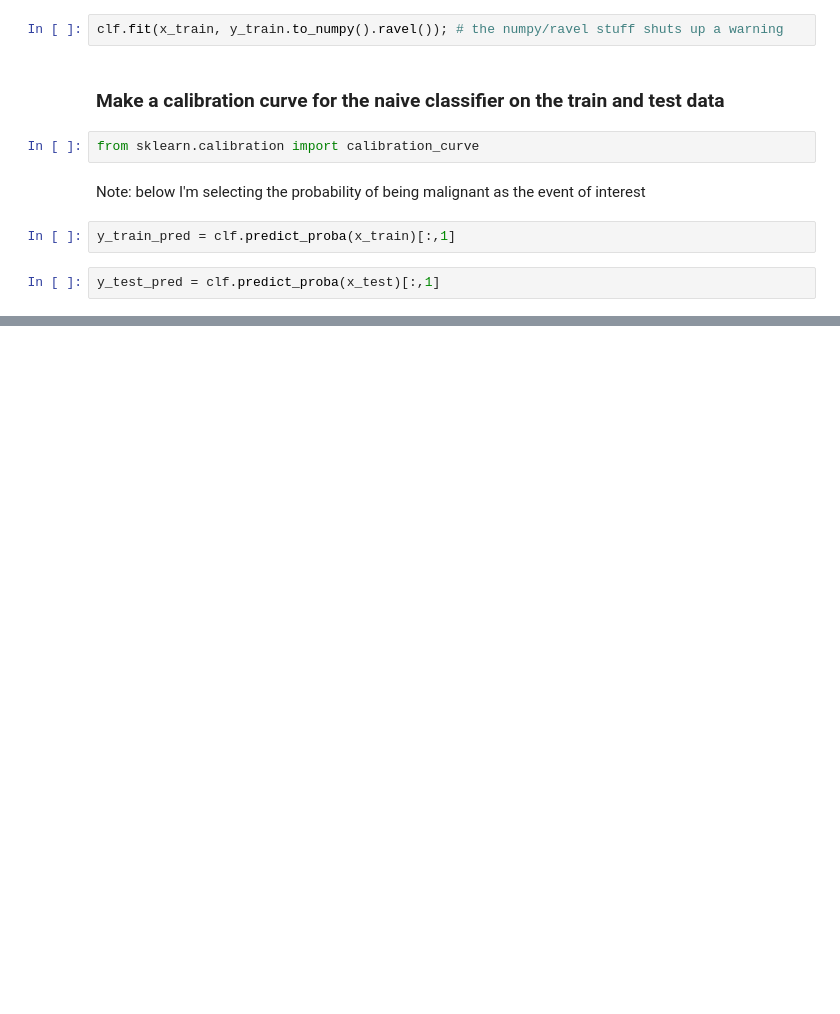
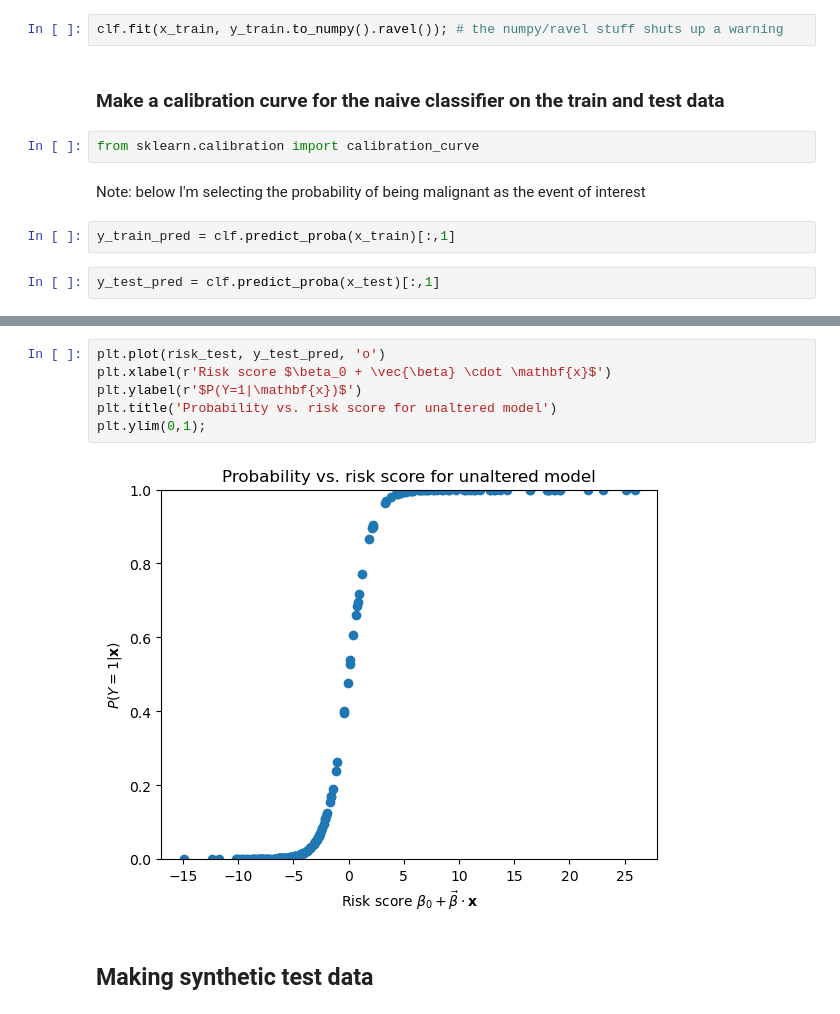
Before and after one commit to sarahcwesolowski/trns-learn, a Jupyter notebook: notebooks/Mishra_Test_Breast_Cancer.ipynb, the cells around one changed output, grey strips where cells are left out. Cells and saved outputs as stored; diff of their text form; blank space fills up the shorter version.

```diff
--- a/notebooks/Mishra_Test_Breast_Cancer.ipynb
+++ b/notebooks/Mishra_Test_Breast_Cancer.ipynb
@@ -167,0 +166,10 @@ It looks like the trained model is somewhat optimistic on the test
+# %%
+plt.plot(risk_test, y_test_pred, 'o')
+plt.xlabel(r'Risk score $\beta_0 + \vec{\beta} \cdot \mathbf{x}$')
+plt.ylabel(r'$P(Y=1|\mathbf{x})$')
+plt.title('Probability vs. risk score for unaltered model')
+plt.ylim(0,1);
+# %% [output]
+[figure, added]
+# %% [markdown]
+## Making synthetic test data
```
Also changed, not shown: parts of 19 cells of this notebook.
